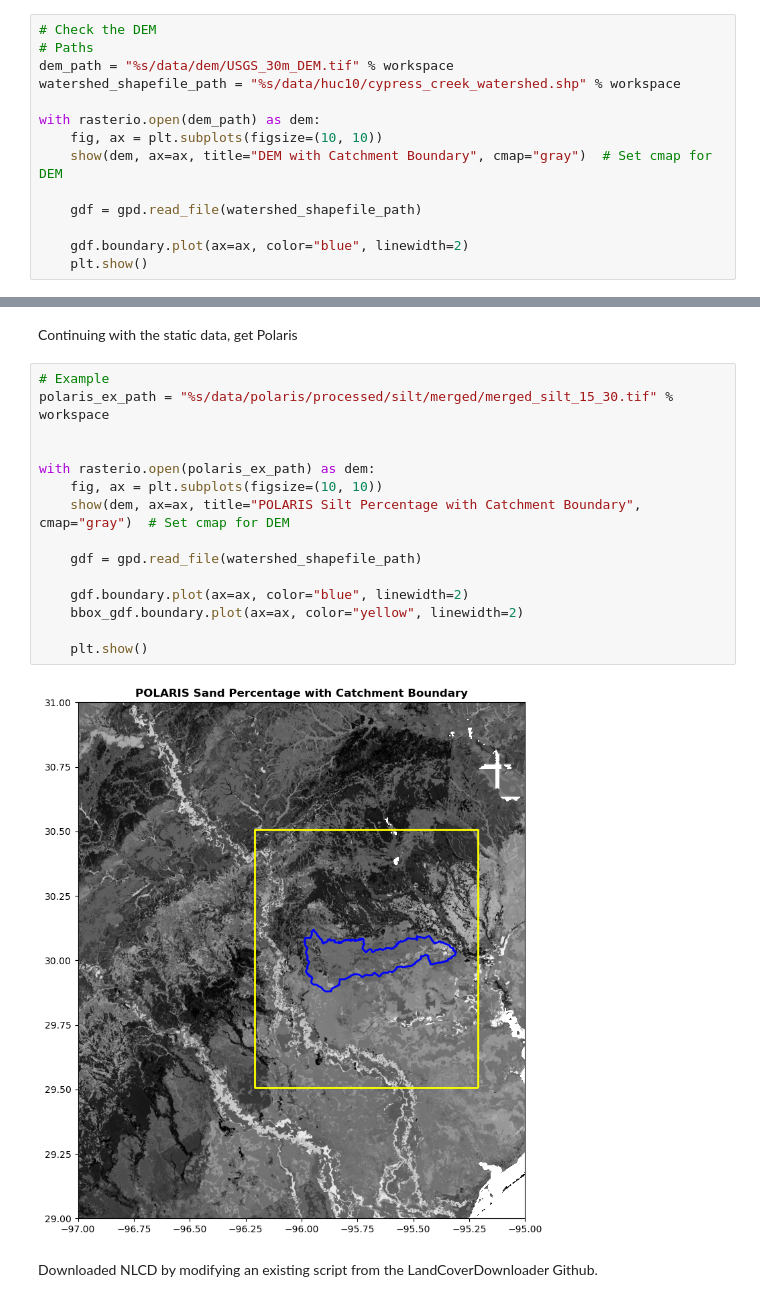
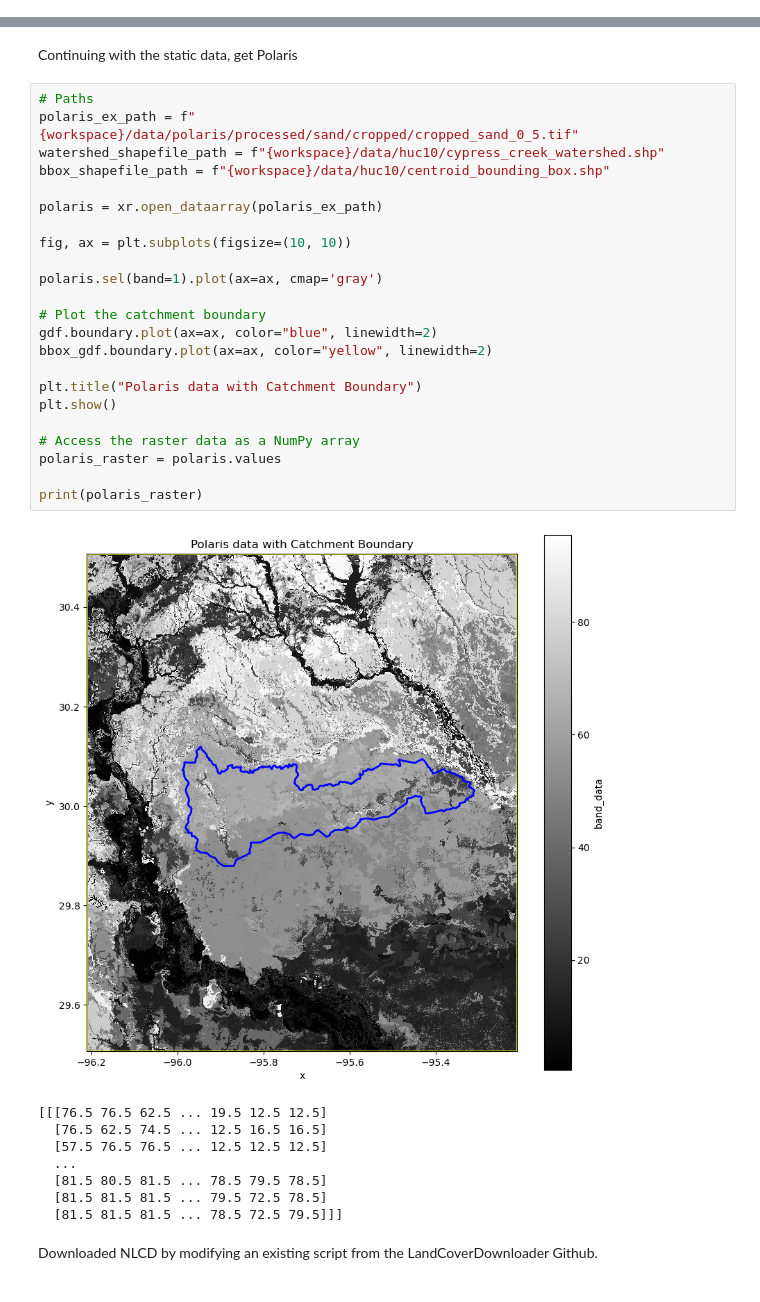
Before and after one commit to cmh17/smap_hb, a Jupyter notebook: scripts/data_check1.ipynb, the cells around one changed output, grey strips where cells are left out. Saved outputs shown, nothing was run; the diff lists cells and outputs as text.

```diff
--- a/scripts/data_check1.ipynb
+++ b/scripts/data_check1.ipynb
@@ -54,17 +56,3 @@ plt.show()
 [figure]
 # %% [markdown]
 We have a bounding box in WGS84 coordinates that has the watershed inside. The next thing to do is check the DEM.
-# %%
-# Check the DEM
-# Paths
-dem_path = "%s/data/dem/USGS_30m_DEM.tif" % workspace
-watershed_shapefile_path = "%s/data/huc10/cypress_creek_watershed.shp" % workspace
-
-with rasterio.open(dem_path) as dem:
-    fig, ax = plt.subplots(figsize=(10, 10))
-    show(dem, ax=ax, title="DEM with Catchment Boundary", cmap="gray")  # Set cmap for DEM
-
-    gdf = gpd.read_file(watershed_shapefile_path)
-
-    gdf.boundary.plot(ax=ax, color="blue", linewidth=2)
-    plt.show()
@@ -73,22 +88,37 @@ with rasterio.open(dem_path) as dem:
 # %% [markdown]
 Continuing with the static data, get Polaris
 # %%
-# Example
-polaris_ex_path = "%s/data/polaris/processed/silt/merged/merged_silt_15_30.tif" % workspace
+# Paths
+polaris_ex_path = f"{workspace}/data/polaris/processed/sand/cropped/cropped_sand_0_5.tif"
+watershed_shapefile_path = f"{workspace}/data/huc10/cypress_creek_watershed.shp"
+bbox_shapefile_path = f"{workspace}/data/huc10/centroid_bounding_box.shp"
 
+polaris = xr.open_dataarray(polaris_ex_path)
 
-with rasterio.open(polaris_ex_path) as dem:
-    fig, ax = plt.subplots(figsize=(10, 10))
-    show(dem, ax=ax, title="POLARIS Silt Percentage with Catchment Boundary", cmap="gray")  # Set cmap for DEM
+fig, ax = plt.subplots(figsize=(10, 10))
 
-    gdf = gpd.read_file(watershed_shapefile_path)
+polaris.sel(band=1).plot(ax=ax, cmap='gray')
 
-    gdf.boundary.plot(ax=ax, color="blue", linewidth=2)
-    bbox_gdf.boundary.plot(ax=ax, color="yellow", linewidth=2)
+# Plot the catchment boundary
+gdf.boundary.plot(ax=ax, color="blue", linewidth=2)
+bbox_gdf.boundary.plot(ax=ax, color="yellow", linewidth=2)
 
-    plt.show()
+plt.title("Polaris data with Catchment Boundary")
+plt.show()
+
+# Access the raster data as a NumPy array
+polaris_raster = polaris.values
+
+print(polaris_raster)
 # %% [output]
-[figure, old version]
+[figure, new version]
+[[[76.5 76.5 62.5 ... 19.5 12.5 12.5]
+  [76.5 62.5 74.5 ... 12.5 16.5 16.5]
+  [57.5 76.5 76.5 ... 12.5 12.5 12.5]
+  ...
+  [81.5 80.5 81.5 ... 78.5 79.5 78.5]
+  [81.5 81.5 81.5 ... 79.5 72.5 78.5]
+  [81.5 81.5 81.5 ... 78.5 72.5 79.5]]]
 # %% [markdown]
 Downloaded NLCD by modifying an existing script from the LandCoverDownloader Github.
 # %%
```
Also changed, not shown: parts of 14 cells of this notebook, 7 other files.
